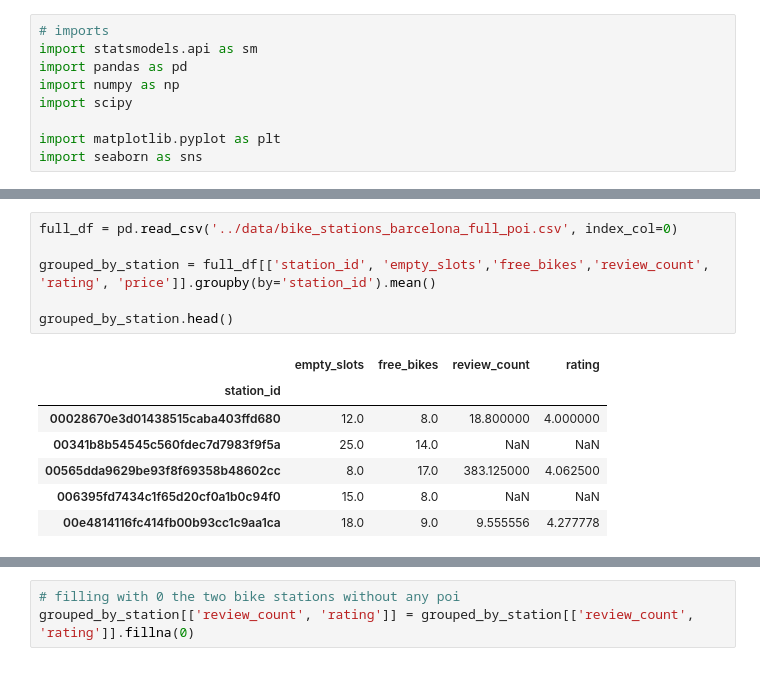
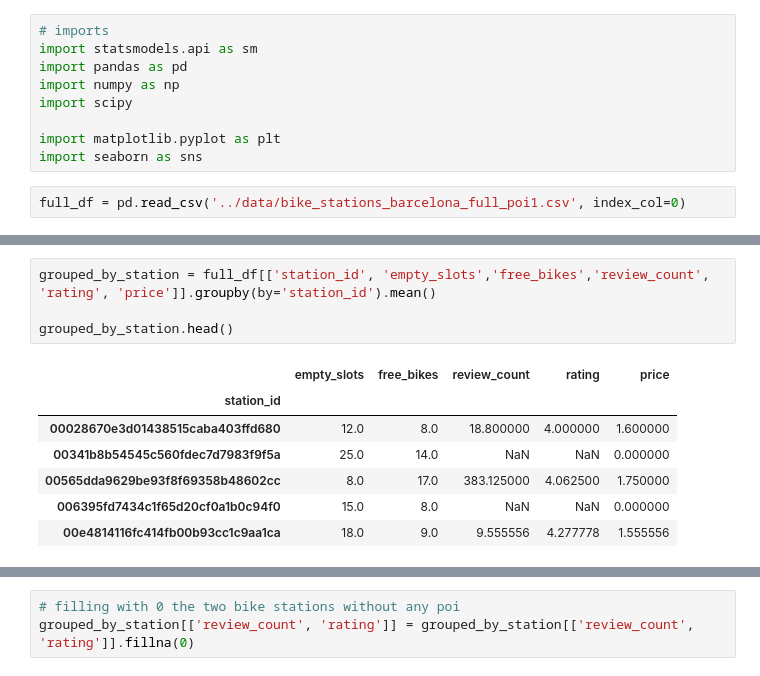
Before and after one commit to gu12934/-LHL-Statistical-Modelling-Project, a Jupyter notebook: notebooks/model_building.ipynb, the cells around one changed output, grey strips where cells are left out. Drawn from its saved outputs; the diff is of its cells as text.

```diff
--- a/notebooks/model_building.ipynb
+++ b/notebooks/model_building.ipynb
@@ -9,3 +9,5 @@ import scipy
 
 import matplotlib.pyplot as plt
 import seaborn as sns
+# %%
+full_df = pd.read_csv('../data/bike_stations_barcelona_full_poi1.csv', index_col=0)
@@ -12,17 +23,15 @@ import seaborn as sns
 # %%
-full_df = pd.read_csv('../data/bike_stations_barcelona_full_poi.csv', index_col=0)
-
 grouped_by_station = full_df[['station_id', 'empty_slots','free_bikes','review_count', 'rating', 'price']].groupby(by='station_id').mean()
 
 grouped_by_station.head()
 # %% [output]
-|  | empty_slots | free_bikes | review_count | rating |
-| station_id |  |  |  |  |
-| 00028670e3d01438515caba403ffd680 | 12.0 | 8.0 | 18.800000 | 4.000000 |
-| 00341b8b54545c560fdec7d7983f9f5a | 25.0 | 14.0 | NaN | NaN |
-| 00565dda9629be93f8f69358b48602cc | 8.0 | 17.0 | 383.125000 | 4.062500 |
-| 006395fd7434c1f65d20cf0a1b0c94f0 | 15.0 | 8.0 | NaN | NaN |
-| 00e4814116fc414fb00b93cc1c9aa1ca | 18.0 | 9.0 | 9.555556 | 4.277778 |
+|  | empty_slots | free_bikes | review_count | rating | price |
+| station_id |  |  |  |  |  |
+| 00028670e3d01438515caba403ffd680 | 12.0 | 8.0 | 18.800000 | 4.000000 | 1.600000 |
+| 00341b8b54545c560fdec7d7983f9f5a | 25.0 | 14.0 | NaN | NaN | 0.000000 |
+| 00565dda9629be93f8f69358b48602cc | 8.0 | 17.0 | 383.125000 | 4.062500 | 1.750000 |
+| 006395fd7434c1f65d20cf0a1b0c94f0 | 15.0 | 8.0 | NaN | NaN | 0.000000 |
+| 00e4814116fc414fb00b93cc1c9aa1ca | 18.0 | 9.0 | 9.555556 | 4.277778 | 1.555556 |
 # %%
 grouped_by_station.info()
 # %% [output]
```
Also changed, not shown: parts of 5 cells of this notebook, 2 other files.
